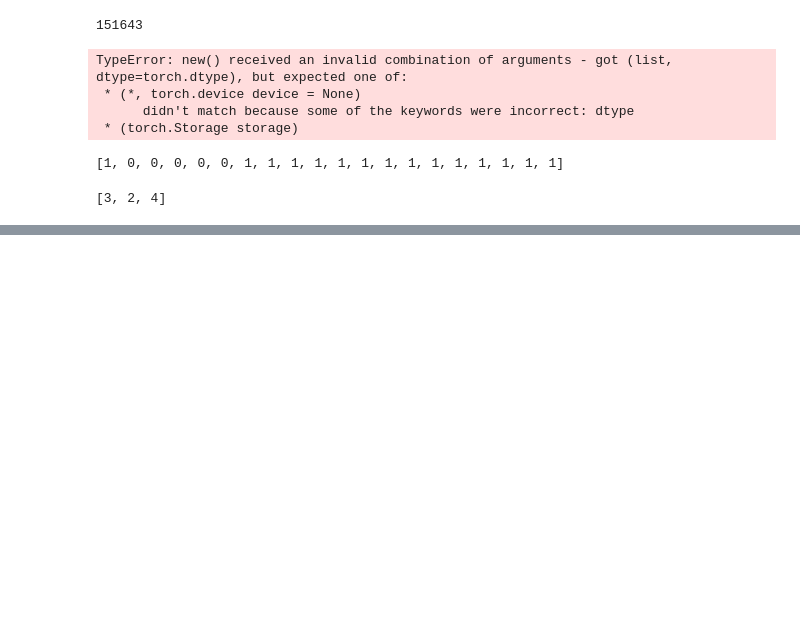
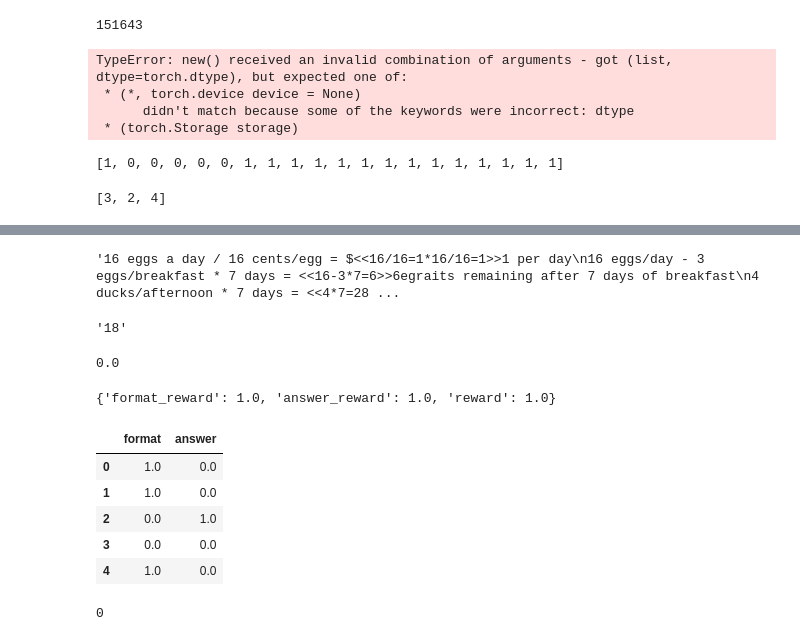
Before and after one commit to YoungDison/cs336-assignment5, a Jupyter notebook: cs336_alignment/example.ipynb, the cells around one changed output, grey strips where cells are left out. Cells and saved outputs as stored; diff of their text form; code cells hidden in the pictures; blank space fills up the shorter version.

```diff
--- a/cs336_alignment/example.ipynb
+++ b/cs336_alignment/example.ipynb
@@ -448,0 +491,35 @@ a
+# %%
+test_df.iloc[0]["generated_text"]
+# %% [output]
+'16 eggs a day / 16 cents/egg = $<<16/16=1*16/16=1>>1 per day\n16 eggs/day - 3 eggs/breakfast * 7 days = <<16-3*7=6>>6egraits remaining after 7 days of breakfast\n4 ducks/afternoon * 7 days = <<4*7=28 ...
+# %%
+test_df.iloc[0]["ground_truth"]
+# %% [output]
+'18'
+# %%
+test_df.iloc[0]["format_reward"]
+# %% [output]
+0.0
+# %%
+from cs336_alignment import drgrpo_grader
+drgrpo_grader.r1_zero_reward_fn("16 eggs a day / 16 cents/egg = $<<16/16=1*16/16=1>>1 per day\n16 eggs/day - 3 eggs/breakfast * 7 days = <<16-3*7=6>>6egraits remaining after 7 days of breakfast\n4 ducks/afternoon * 7 days = <<4*7=28>>28 duckszung after 7 afternoons\n28 ducks - 6 remaining aftern Rolls = <<28-6=22>>22 ducksuth to bake\n22 ducks * $0.30/duck = $<<22*.3=6.6>>6.6 worth of chicken\n</think><answer>6.6</answer>", '6.6')
+# %% [output]
+{'format_reward': 1.0, 'answer_reward': 1.0, 'reward': 1.0}
+# %%
+import pandas as pd
+format_reward = [1.0, 1.0, 0.0, 0.0, 1.0]
+answer_reward = [0.0, 0.0, 1.0, 0.0, 0.0]
+dff = pd.DataFrame({"format":format_reward, "answer":answer_reward})
+dff
+# %% [output]
+|  | format | answer |
+| 0 | 1.0 | 0.0 |
+| 1 | 1.0 | 0.0 |
+| 2 | 0.0 | 1.0 |
+| 3 | 0.0 | 0.0 |
+| 4 | 1.0 | 0.0 |
+# %%
+format_right_only = dff[(dff["format"]==1.0) & (dff["answer"]==1.0)]
+len(format_right_only)
+# %% [output]
+0
```
Also changed, not shown: parts of 8 cells of this notebook, 11 other files.
